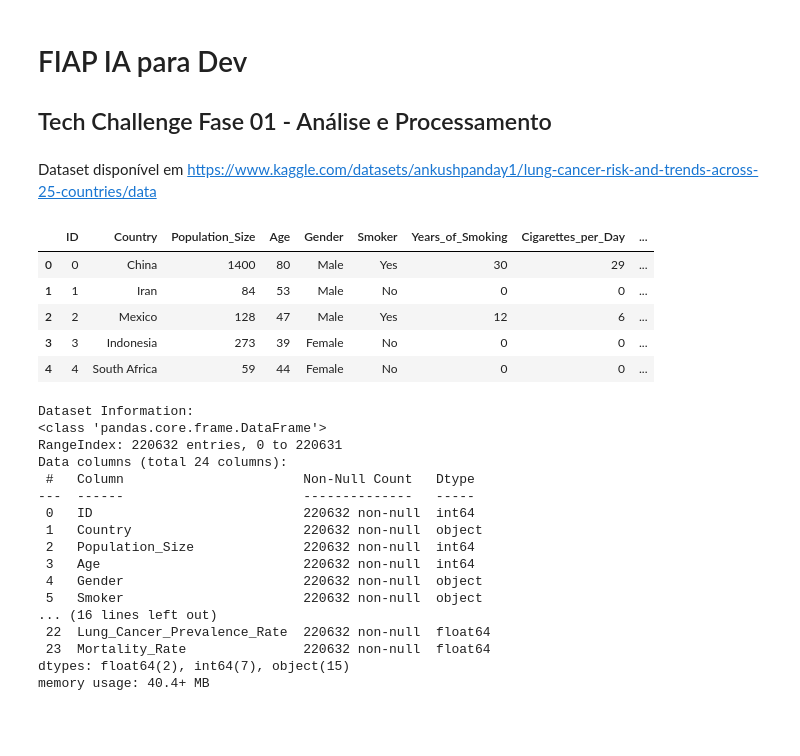
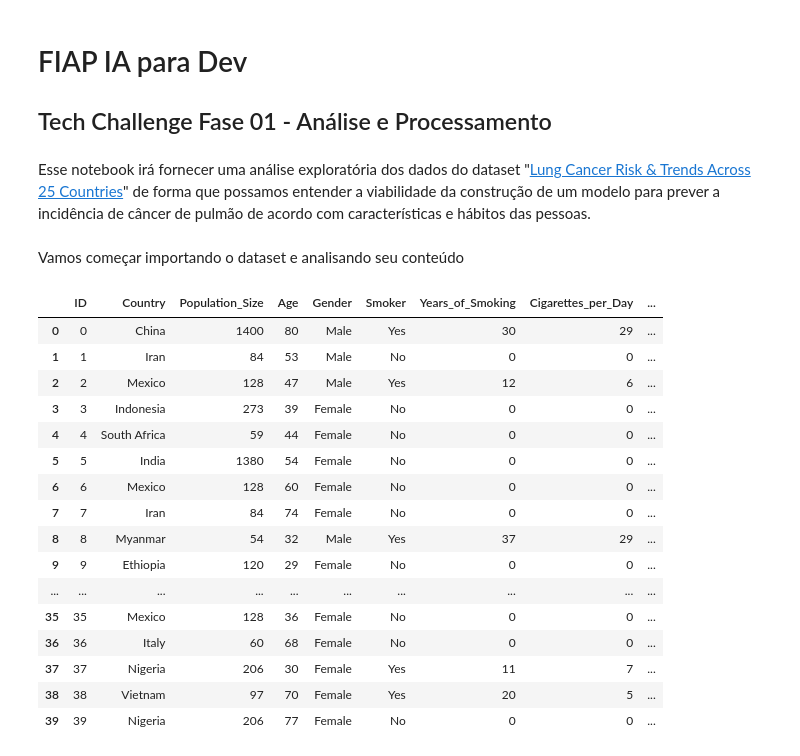
Before and after one commit to ademspr/fiap-ai-tech-challenge-01, a Jupyter notebook: notebooks/tech-challenger-01-analisys.ipynb, the cells around one changed output. Cells and saved outputs as stored; diff of their text form; code cells hidden in the pictures; blank space fills up the shorter version.

```diff
--- a/notebooks/tech-challenger-01-analisys.ipynb
+++ b/notebooks/tech-challenger-01-analisys.ipynb
@@ -1,5 +1,3 @@
 # %% [markdown]
 # FIAP IA para Dev
 ## Tech Challenge Fase 01 - Análise e Processamento
-# %% [markdown]
-Dataset disponível em https://www.kaggle.com/datasets/ankushpanday1/lung-cancer-risk-and-trends-across-25-countries/data
@@ -13,33 +4,29 @@ from sklearn.preprocessing import LabelEncoder
+# %% [markdown]
+Esse notebook irá fornecer uma análise exploratória dos dados do dataset "[Lung Cancer Risk & Trends Across 25 Countries](https://www.kaggle.com/datasets/ankushpanday1/lung-cancer-risk-and-trends-across-25-countries/data)" de forma que possamos entender a viabilidade da construção de um modelo para prever a incidência de câncer de pulmão de acordo com características e hábitos das pessoas.
+# %% [markdown]
+Vamos começar importando o dataset e analisando seu conteúdo
 # %%
+import pandas as pd
+
 pd.set_option("display.max_columns", None)
+
 df = pd.read_csv("/content/sample_data/lung_cancer_prediction_dataset.csv")
-
-df.head()
+df.head(40)
 # %% [output]
 |  | ID | Country | Population_Size | Age | Gender | Smoker | Years_of_Smoking | Cigarettes_per_Day | ... |
 | 0 | 0 | China | 1400 | 80 | Male | Yes | 30 | 29 | ... |
 | 1 | 1 | Iran | 84 | 53 | Male | No | 0 | 0 | ... |
 | 2 | 2 | Mexico | 128 | 47 | Male | Yes | 12 | 6 | ... |
 | 3 | 3 | Indonesia | 273 | 39 | Female | No | 0 | 0 | ... |
 | 4 | 4 | South Africa | 59 | 44 | Female | No | 0 | 0 | ... |
+| 5 | 5 | India | 1380 | 54 | Female | No | 0 | 0 | ... |
+| 6 | 6 | Mexico | 128 | 60 | Female | No | 0 | 0 | ... |
+| 7 | 7 | Iran | 84 | 74 | Female | No | 0 | 0 | ... |
+| 8 | 8 | Myanmar | 54 | 32 | Male | Yes | 37 | 29 | ... |
+| 9 | 9 | Ethiopia | 120 | 29 | Female | No | 0 | 0 | ... |
+| ... | ... | ... | ... | ... | ... | ... | ... | ... | ... |
+| 35 | 35 | Mexico | 128 | 36 | Female | No | 0 | 0 | ... |
+| 36 | 36 | Italy | 60 | 68 | Female | No | 0 | 0 | ... |
+| 37 | 37 | Nigeria | 206 | 30 | Female | Yes | 11 | 7 | ... |
+| 38 | 38 | Vietnam | 97 | 70 | Female | Yes | 20 | 5 | ... |
+| 39 | 39 | Nigeria | 206 | 77 | Female | No | 0 | 0 | ... |
-# %%
-print("Dataset Information:")
-df.info()
-# %% [output]
-Dataset Information:
-<class 'pandas.core.frame.DataFrame'>
-RangeIndex: 220632 entries, 0 to 220631
-Data columns (total 24 columns):
- #   Column                       Non-Null Count   Dtype
----  ------                       --------------   -----
- 0   ID                           220632 non-null  int64
- 1   Country                      220632 non-null  object
- 2   Population_Size              220632 non-null  int64
- 3   Age                          220632 non-null  int64
- 4   Gender                       220632 non-null  object
- 5   Smoker                       220632 non-null  object
-... (16 lines left out)
- 22  Lung_Cancer_Prevalence_Rate  220632 non-null  float64
- 23  Mortality_Rate               220632 non-null  float64
-dtypes: float64(2), int64(7), object(15)
-memory usage: 40.4+ MB
```
Also changed, not shown: parts of 25 cells of this notebook.
